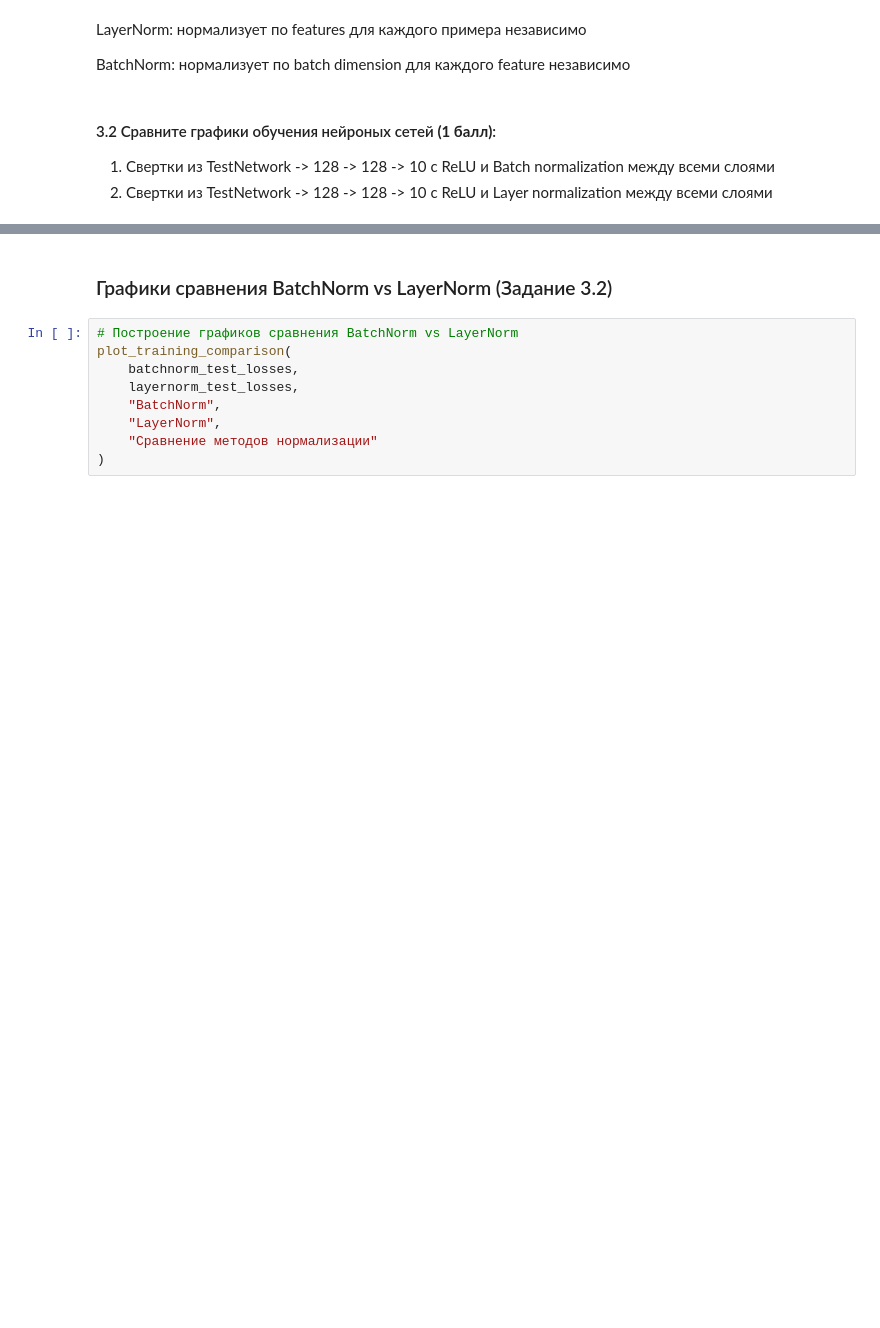
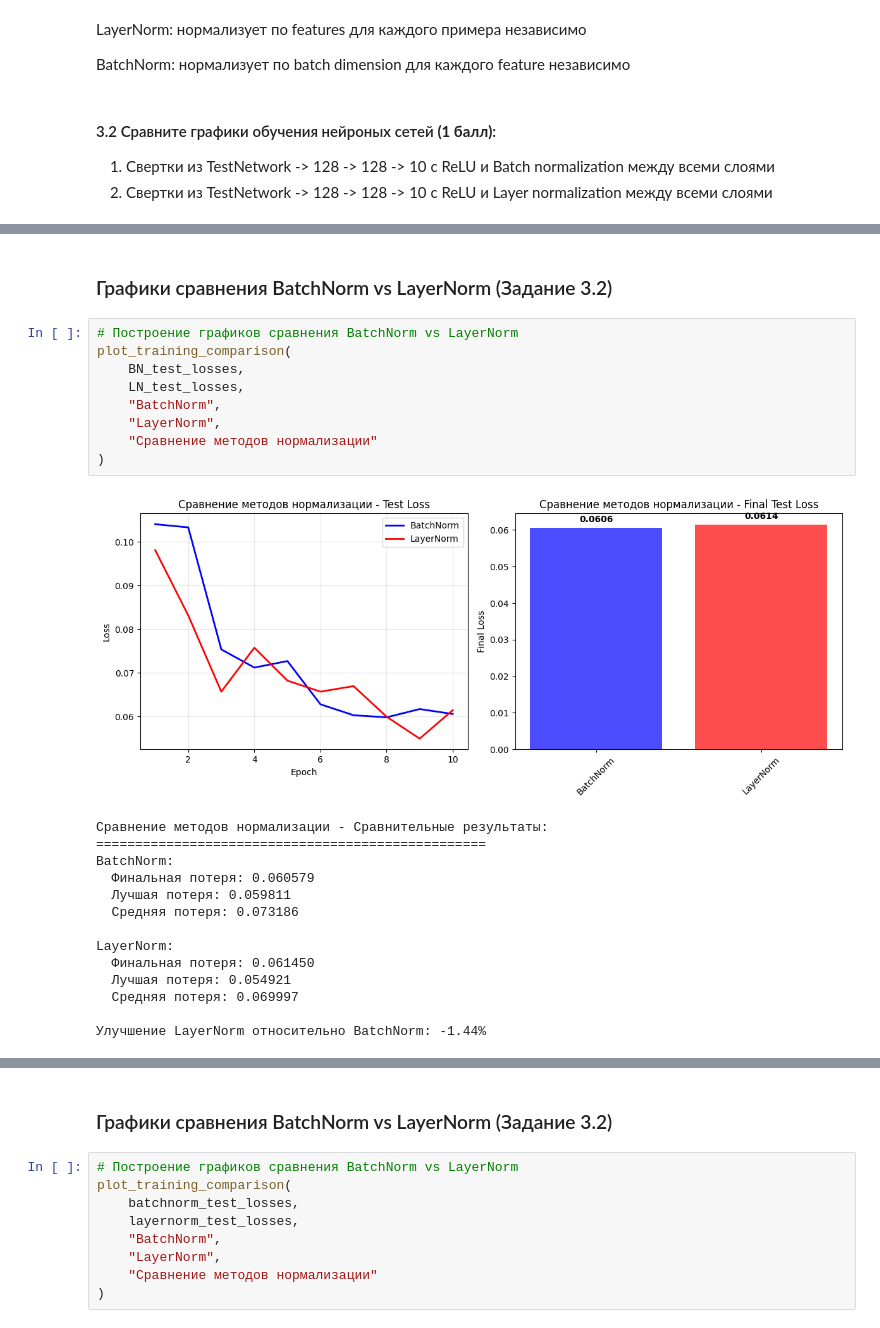
Before and after one commit to MrMaxbmb/VK_DeepLearning, a Jupyter notebook: NN_HW5_2025.ipynb, the cells around one changed output, grey strips where cells are left out. Drawn from its saved outputs; the diff is of its cells as text; blank space fills up the shorter version.

```diff
--- a/NN_HW5_2025.ipynb
+++ b/NN_HW5_2025.ipynb
@@ -773,0 +759,26 @@ LayerNorm Test Epoch: 9 Loss: 0.076515
+# %% [markdown]
+### Графики сравнения BatchNorm vs LayerNorm (Задание 3.2)
+# %%
+# Построение графиков сравнения BatchNorm vs LayerNorm
+plot_training_comparison(
+    BN_test_losses,
+    LN_test_losses,
+    "BatchNorm",
+    "LayerNorm",
+    "Сравнение методов нормализации"
+)
+# %% [output]
+[figure, added]
+Сравнение методов нормализации - Сравнительные результаты:
+==================================================
+BatchNorm:
+  Финальная потеря: 0.060579
+  Лучшая потеря: 0.059811
+  Средняя потеря: 0.073186
+
+LayerNorm:
+  Финальная потеря: 0.061450
+  Лучшая потеря: 0.054921
+  Средняя потеря: 0.069997
+
+Улучшение LayerNorm относительно BatchNorm: -1.44%
```
Also changed, not shown: parts of 22 cells of this notebook.
